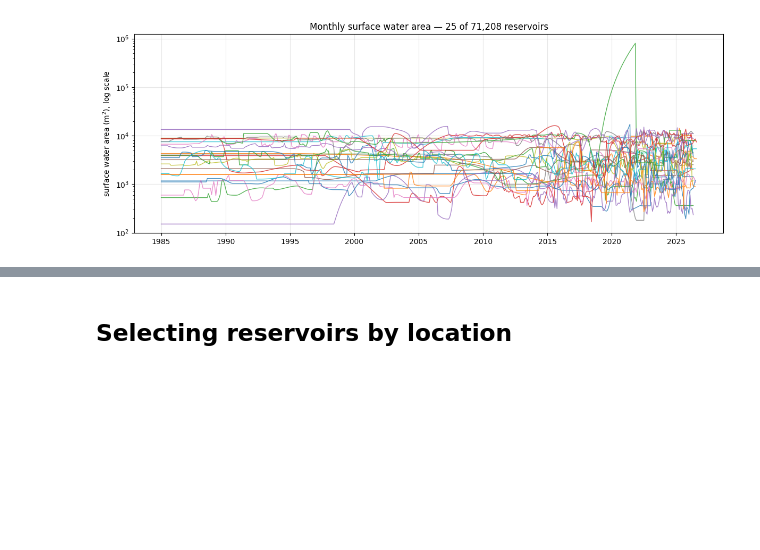
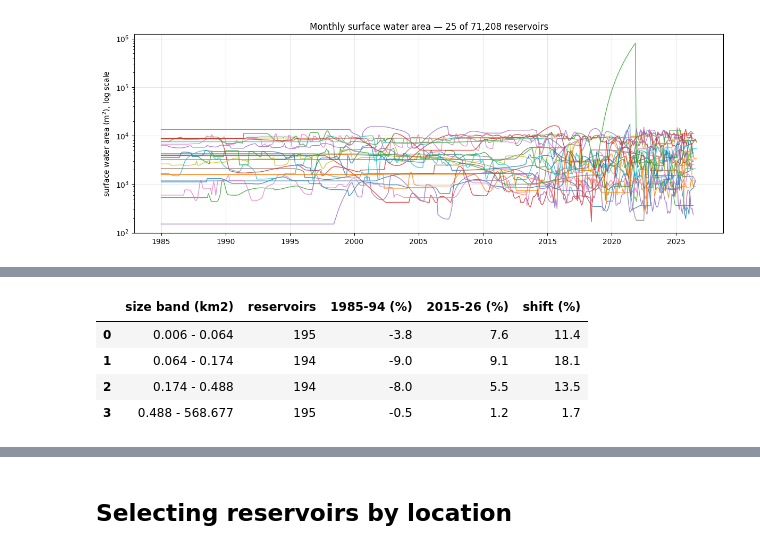
Before and after one commit to jaapschellekens/GWW_archive, a Jupyter notebook: example_timeseries.ipynb, the cells around one changed output, grey strips where cells are left out. Drawn from its saved outputs; the diff is of its cells as text; code cells hidden in the pictures; blank space fills up the shorter version.

```diff
--- a/example_timeseries.ipynb
+++ b/example_timeseries.ipynb
@@ -452,0 +632,26 @@ fig.tight_layout()
+# %%
+shift = []
+q = np.quantile(areas, [0, 0.25, 0.5, 0.75, 1.0])
+yearly = (rel_fr * 100).groupby("time.year").mean("time")
+years = yearly["year"].values
+early, late = (years <= 1994), (years >= 2015)
+
+for i in range(4):
+    m = (areas >= q[i]) & (areas <= q[i + 1])
+    v = yearly[m].values
+    shift.append({
+        "size band (km2)": f"{q[i] / 1e6:.3f} - {q[i + 1] / 1e6:.3f}",
+        "reservoirs": int(m.sum()),
+        "1985-94 (%)": round(float(np.nanmean(v[:, early])), 1),
+        "2015-26 (%)": round(float(np.nanmean(v[:, late])), 1),
+    })
+
+table = pd.DataFrame(shift)
+table["shift (%)"] = (table["2015-26 (%)"] - table["1985-94 (%)"]).round(1)
+table
+# %% [output]
+|  | size band (km2) | reservoirs | 1985-94 (%) | 2015-26 (%) | shift (%) |
+| 0 | 0.006 - 0.064 | 195 | -3.8 | 7.6 | 11.4 |
+| 1 | 0.064 - 0.174 | 194 | -9.0 | 9.1 | 18.1 |
+| 2 | 0.174 - 0.488 | 194 | -8.0 | 5.5 | 13.5 |
+| 3 | 0.488 - 568.677 | 195 | -0.5 | 1.2 | 1.7 |
```
Also changed, not shown: parts of 9 cells of this notebook.
